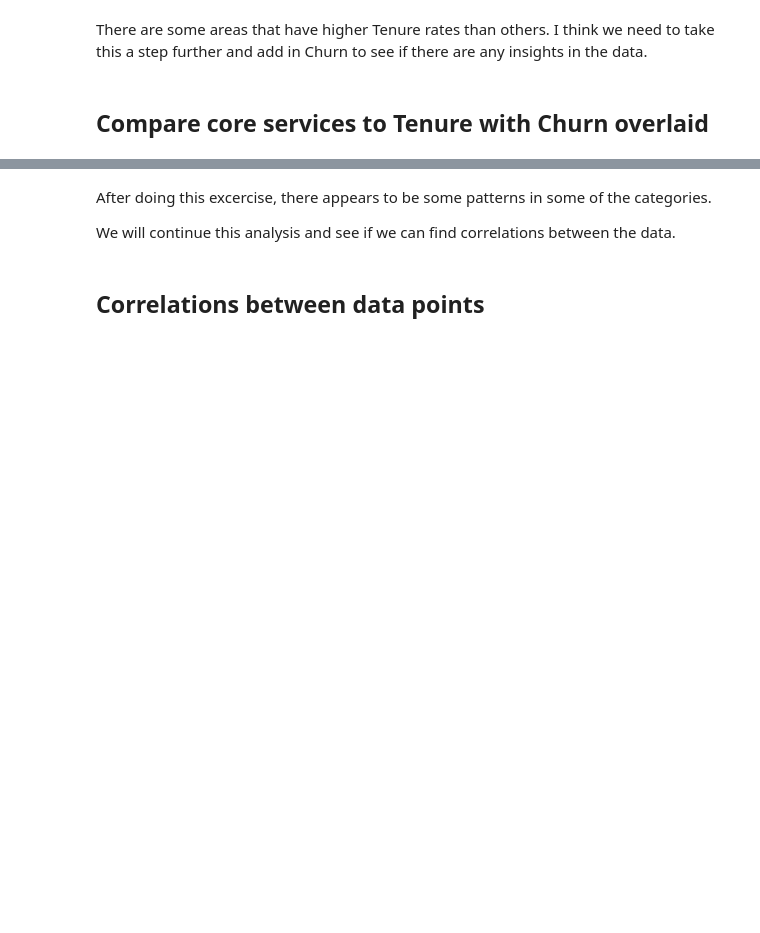
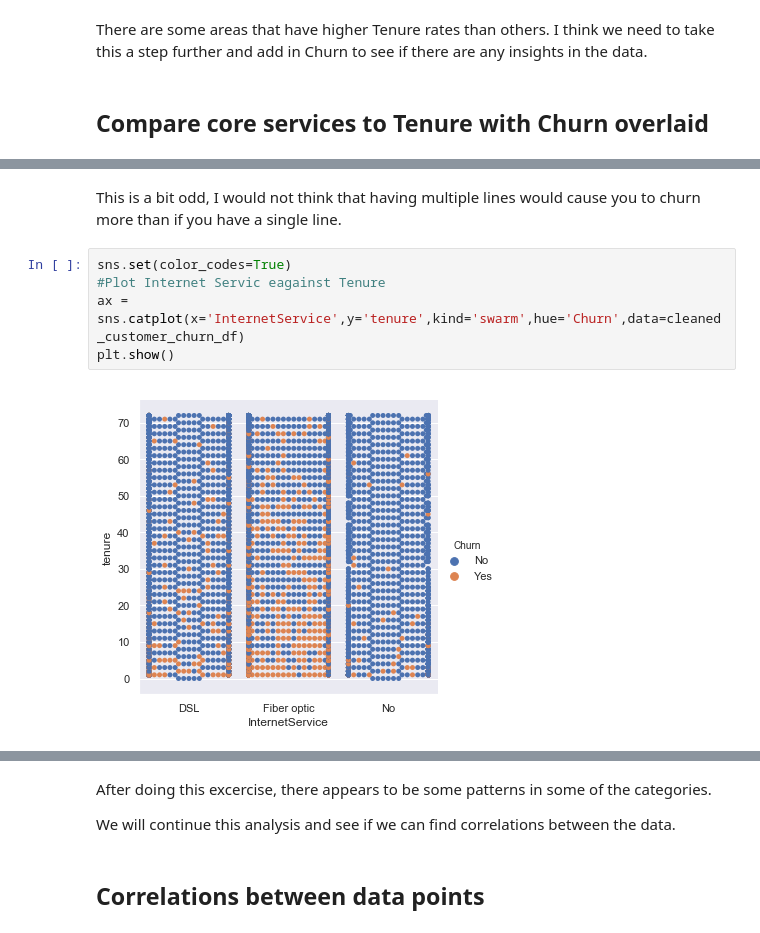
Before and after one commit to DeadBigRedDog/Customer-Churn-Data-Science-Project, a Jupyter notebook: CP1-2 - Customer Churn - Story Telling.ipynb, the cells around one changed output, grey strips where cells are left out. Drawn from its saved outputs; the diff is of its cells as text; blank space fills up the shorter version.

```diff
--- a/CP1-2 - Customer Churn - Story Telling.ipynb
+++ b/CP1-2 - Customer Churn - Story Telling.ipynb
@@ -186,0 +188,9 @@ plt.show()
+# %% [markdown]
+<p>This is a bit odd, I would not think that having multiple lines would cause you to churn more than if you have a single line.</p>
+# %%
+sns.set(color_codes=True)
+#Plot Internet Servic eagainst Tenure
+ax = sns.catplot(x='InternetService',y='tenure',kind='swarm',hue='Churn',data=cleaned_customer_churn_df)
+plt.show()
+# %% [output]
+[figure, added]
```
Also changed, not shown: parts of 19 cells of this notebook.
